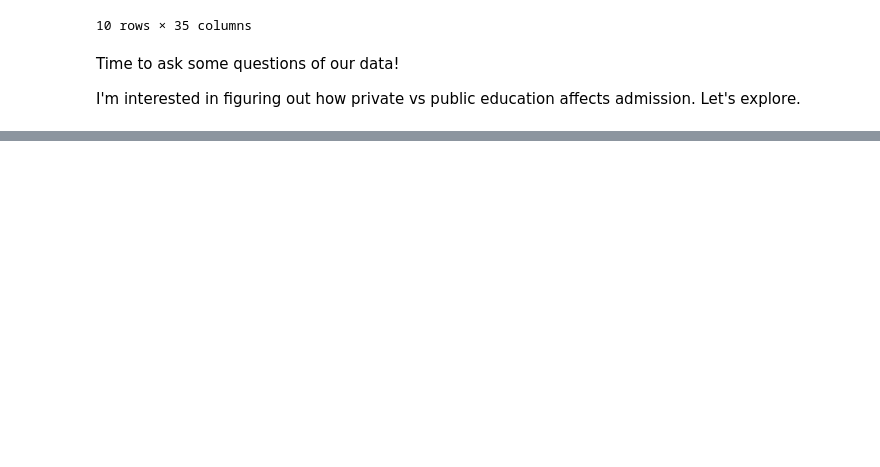
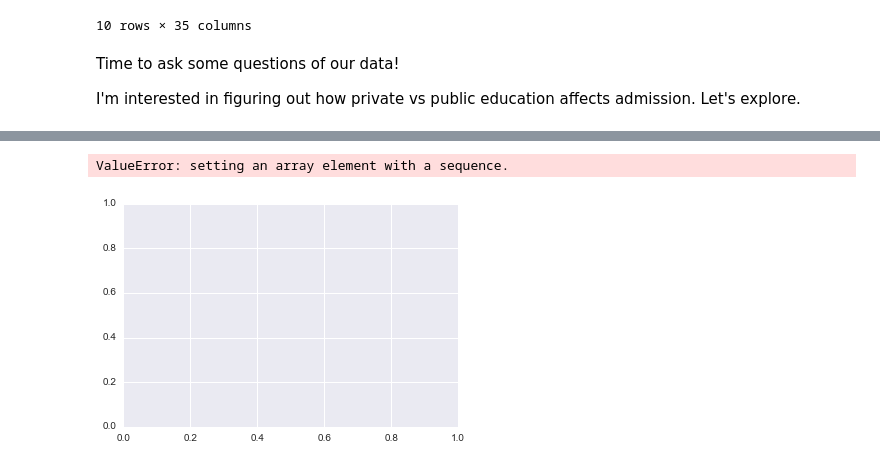
Before and after one commit to wihl/cs109-groupproj-college, a Jupyter notebook: Exploratory.ipynb, the cells around one changed output, grey strips where cells are left out. Drawn from its saved outputs; the diff is of its cells as text; code cells hidden in the pictures; blank space fills up the shorter version.

```diff
--- a/Exploratory.ipynb
+++ b/Exploratory.ipynb
@@ -61,0 +61,6 @@ TypeError: 'module' object is not callable
+# %%
+plt.hist(byschooltype.GPA.)
+#byschooltype.GPA.plot()
+# %% [output]
+ValueError: setting an array element with a sequence.
+[figure, added]
```
Also changed, not shown: parts of 8 cells of this notebook.
